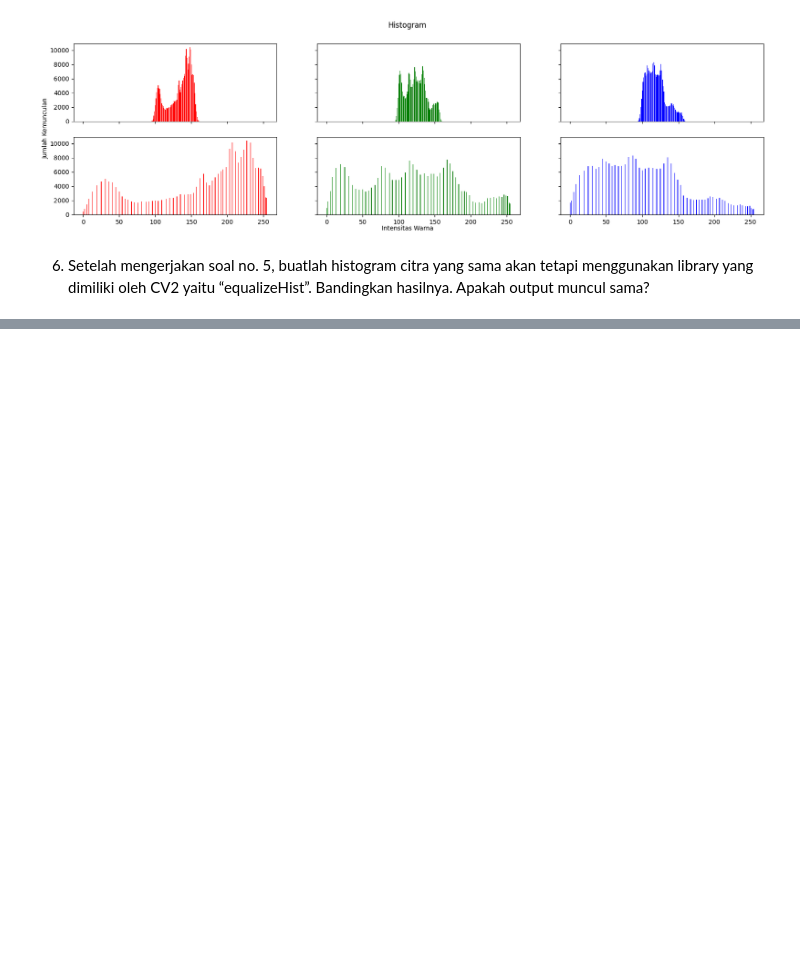
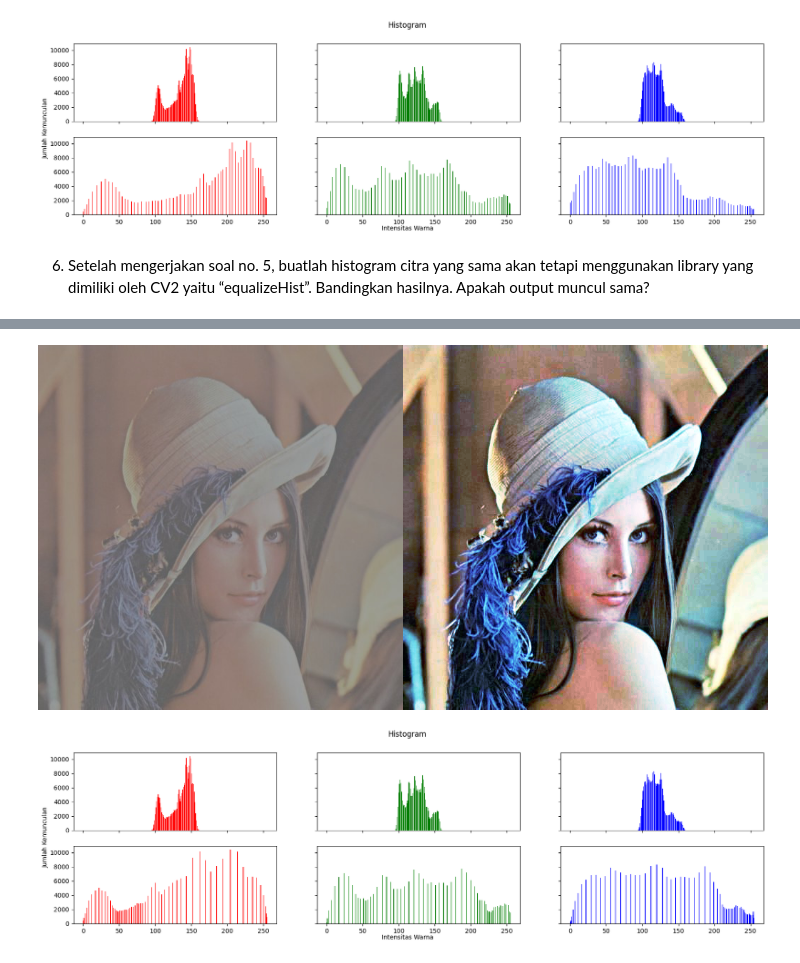
Before and after one commit to RizqiRHuda/PVCK_Semester5, a Jupyter notebook: week6.ipynb, the cells around one changed output, grey strips where cells are left out. Cells and saved outputs as stored; diff of their text form; code cells hidden in the pictures; blank space fills up the shorter version.

```diff
--- a/week6.ipynb
+++ b/week6.ipynb
@@ -262,0 +217,55 @@ plt.show()
+# %%
+img = cv.imread('/content/drive/MyDrive/img_python/Images/lena_lc.jpg')
+
+# Fungsi untuk menghitung histogram
+def calculate_histogram(image):
+    histogram = np.zeros((3, 256))
+    height, width, _ = np.shape(image)
+    for y in range(height):
+        for x in range(width):
+            histogram[0][image[y][x][0]] += 1  # Red channel
+            histogram[1][image[y][x][1]] += 1  # Green channel
+            histogram[2][image[y][x][2]] += 1  # Blue channel
+    return histogram
+
+# Membagi gambar menjadi saluran warna (red, green, blue)
+channels = cv.split(img)
+equalized_channels = []
+for ch, color in zip(channels, ["r", "g", "b"]):
+    # Melakukan ekualisasi histogram pada masing-masing saluran warna
+    equalized_channels.append(cv2.equalizeHist(ch))
+
+# Menggabungkan saluran warna yang telah di-ekualisasi
+equalized_image = cv.merge(equalized_channels)
+
+# Menghitung histogram setelah ekualisasi
+equalized_histogram = calculate_histogram(equalized_image)
+
+# Menggabungkan gambar asli dan gambar setelah ekualisasi
+final_frame = cv.hconcat((img, equalized_image))
+cv2_imshow( final_frame)
+
+
+# Persiapan data untuk plotting histogram
+names = np.arange(256)
+
+# Menampilkan histogram
+fig, axs = plt.subplots(2, 3, figsize=[20, 5], sharex=True, sharey=True)
+fig.suptitle('Histogram')
+fig.text(0.09, 0.5, 'Jumlah Kemunculan', va='center', rotation='vertical')
+fig.text(0.5, 0.04, 'Intensitas Warna', ha='center')
+
+# Menampilkan histogram warna dari gambar asli
+axs[0, 0].bar(names, original_histogram[2], color='red')
+axs[0, 1].bar(names, original_histogram[1], color='green')
+axs[0, 2].bar(names, original_histogram[0], color='blue')
+
+# Menampilkan histogram warna setelah ekualisasi
+axs[1, 0].bar(names, equalized_histogram[2], color='red')
+axs[1, 1].bar(names, equalized_histogram[1], color='green')
+axs[1, 2].bar(names, equalized_histogram[0], color='blue')
+
+plt.show()
+# %% [output]
+[figure, added]
+[figure, added]
```
Also changed, not shown: parts of 8 cells of this notebook.
